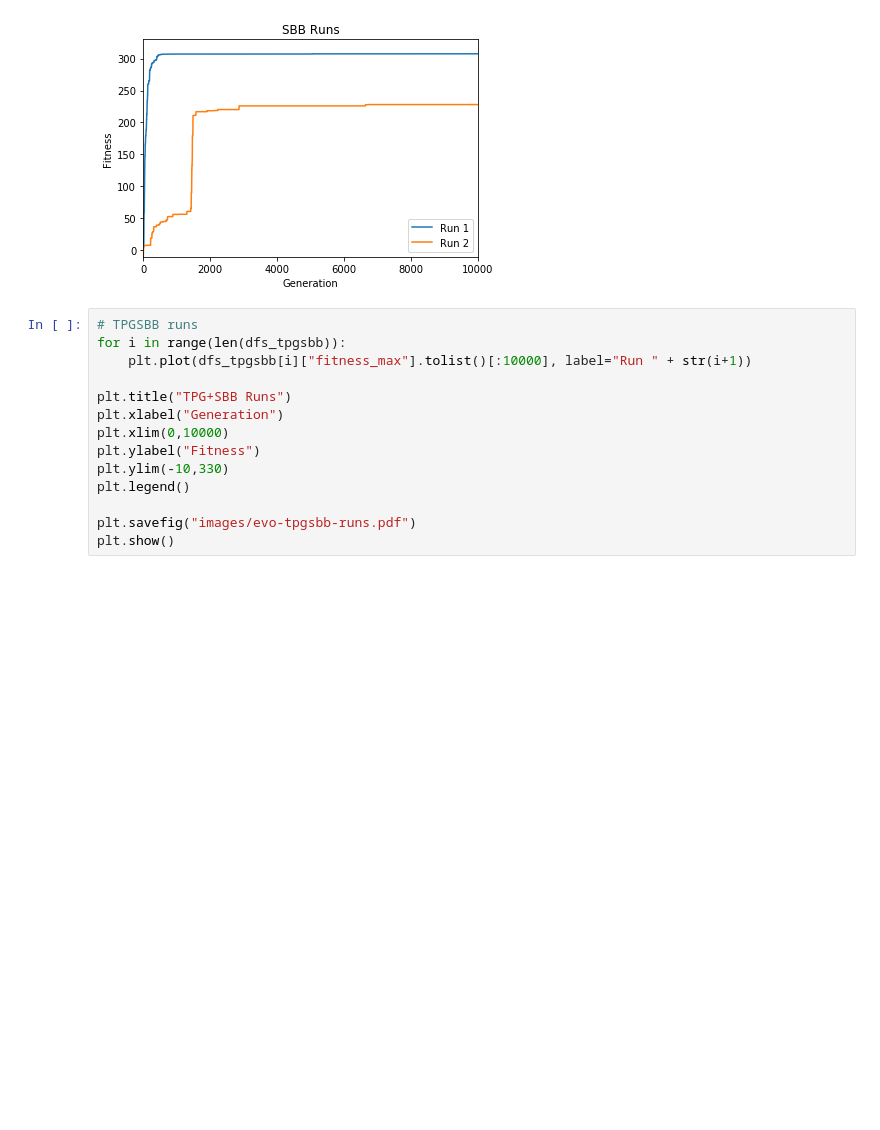
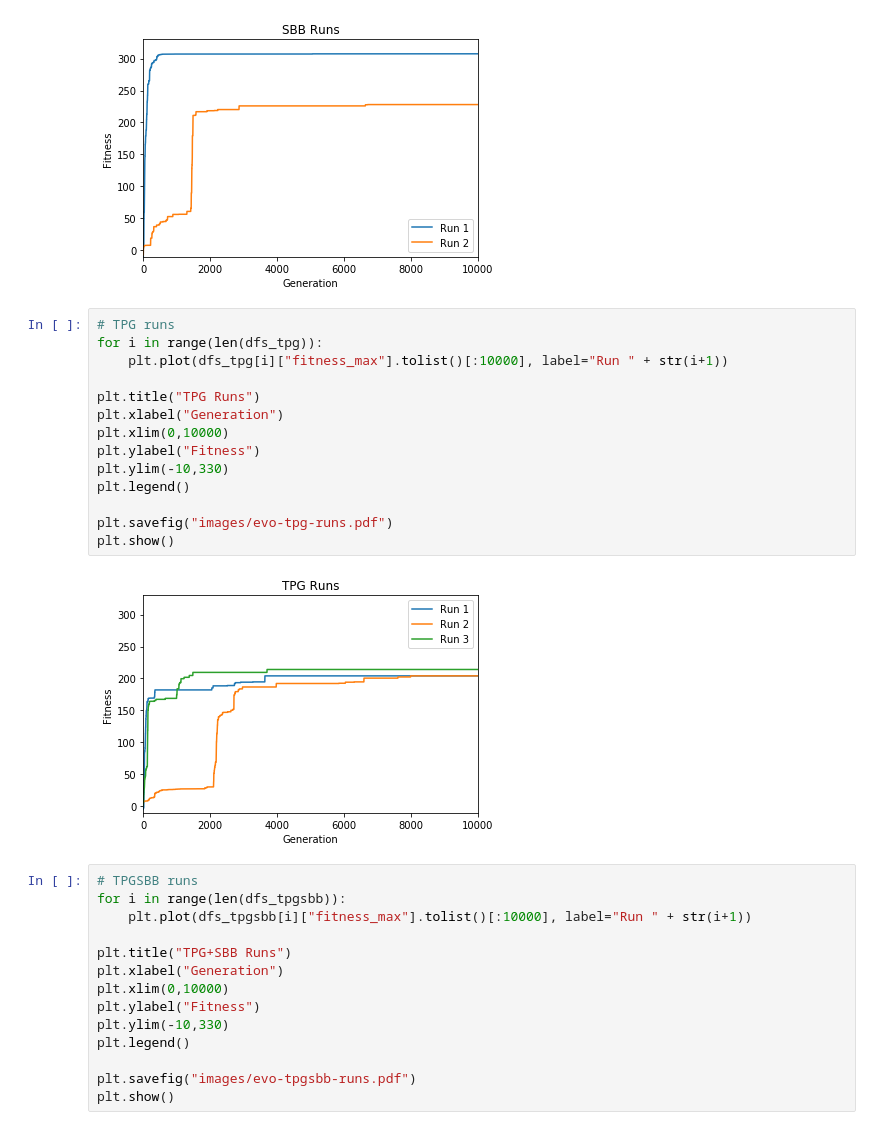
Before and after one commit to Ryan-Amaral/gp-bipedal-walker-analysis, a Jupyter notebook: basic_analysis.ipynb, the cells around one changed output. Drawn from its saved outputs; the diff is of its cells as text; blank space fills up the shorter version.

```diff
--- a/basic_analysis.ipynb
+++ b/basic_analysis.ipynb
@@ -68,6 +75,22 @@ plt.savefig("images/evo-sbb-runs.pdf")
 plt.show()
 # %% [output]
 [figure]
+# %%
+# TPG runs
+for i in range(len(dfs_tpg)):
+    plt.plot(dfs_tpg[i]["fitness_max"].tolist()[:10000], label="Run " + str(i+1))
+
+plt.title("TPG Runs")
+plt.xlabel("Generation")
+plt.xlim(0,10000)
+plt.ylabel("Fitness")
+plt.ylim(-10,330)
+plt.legend()
+
+plt.savefig("images/evo-tpg-runs.pdf")
+plt.show()
+# %% [output]
+[figure, added]
 # %%
 # TPGSBB runs
 for i in range(len(dfs_tpgsbb)):
```
Also changed, not shown: parts of 5 cells of this notebook, 25 other files.
